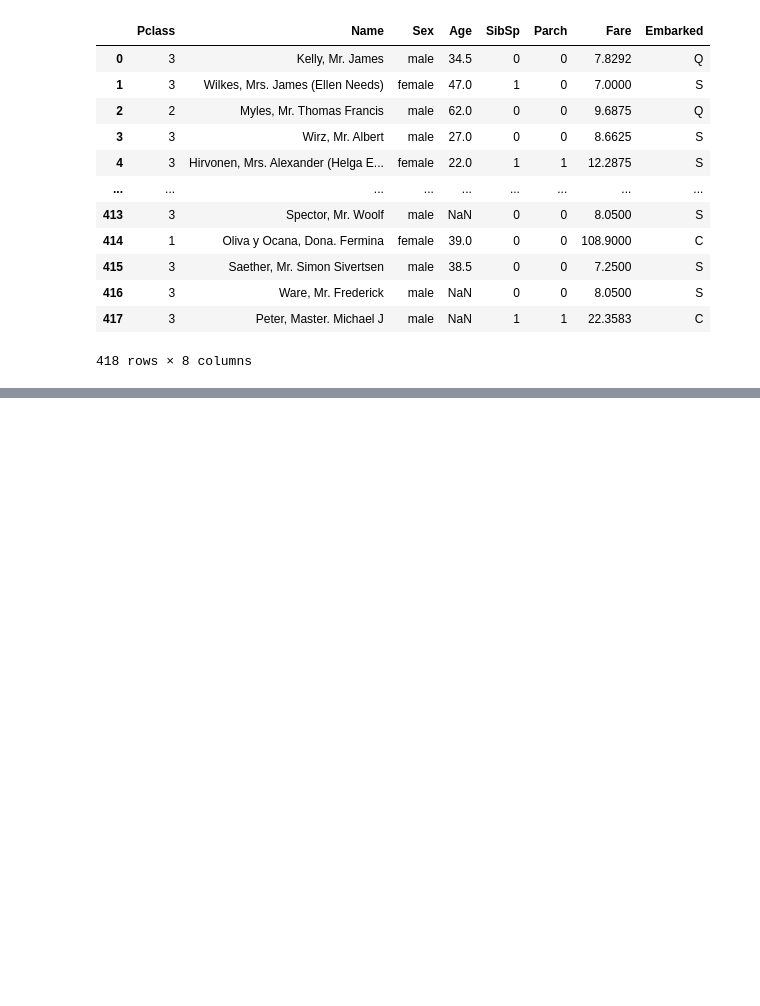
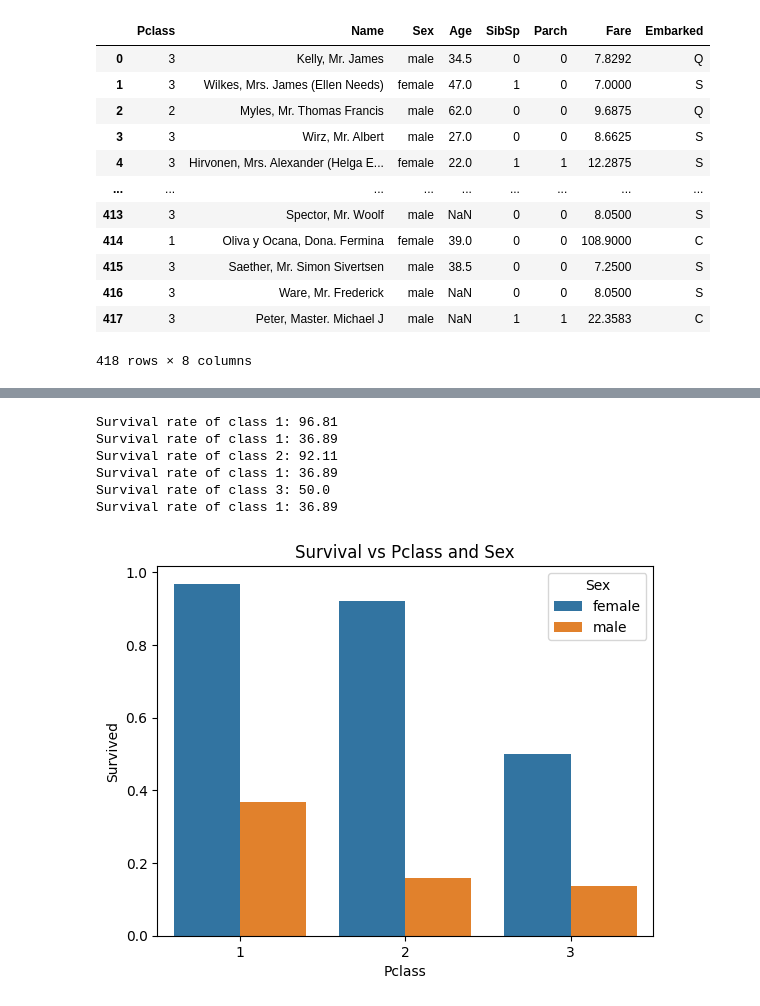
Before and after one commit to Alexandre-Duval/Titanic-dataset-assignemnt8, a Jupyter notebook: analysis.ipynb, the cells around one changed output, grey strips where cells are left out. Drawn from its saved outputs; the diff is of its cells as text; code cells hidden in the pictures; blank space fills up the shorter version.

```diff
--- a/analysis.ipynb
+++ b/analysis.ipynb
@@ -442,0 +235,18 @@ plt.xticks(rotation=45)
+# %%
+# How class and sex affected survival rate
+sns.barplot(data=df_train, y="Survived", x="Pclass", hue="Sex", errorbar=None)
+plt.title("Survival vs Pclass and Sex")
+print(f"Survival rate of class 1: {round(df_train["Survived"][df_train["Pclass"] == 1][df_train['Sex'] == 'female'].value_counts(normalize = True)[1]*100, 2)}")
+print(f"Survival rate of class 1: {round(df_train["Survived"][df_train["Pclass"] == 1][df_train['Sex'] == 'male'].value_counts(normalize = True)[1]*100, 2)}")
+print(f"Survival rate of class 2: {round(df_train["Survived"][df_train["Pclass"] == 2][df_train['Sex'] == 'female'].value_counts(normalize = True)[1]*100, 2)}")
+print(f"Survival rate of class 1: {round(df_train["Survived"][df_train["Pclass"] == 1][df_train['Sex'] == 'male'].value_counts(normalize = True)[1]*100, 2)}")
+print(f"Survival rate of class 3: {round(df_train["Survived"][df_train["Pclass"] == 3][df_train['Sex'] == 'female'].value_counts(normalize = True)[1]*100, 2)}")
+print(f"Survival rate of class 1: {round(df_train["Survived"][df_train["Pclass"] == 1][df_train['Sex'] == 'male'].value_counts(normalize = True)[1]*100, 2)}")
+# %% [output]
+Survival rate of class 1: 96.81
+Survival rate of class 1: 36.89
+Survival rate of class 2: 92.11
+Survival rate of class 1: 36.89
+Survival rate of class 3: 50.0
+Survival rate of class 1: 36.89
+[figure, added]
```
Also changed, not shown: parts of 46 cells of this notebook.
